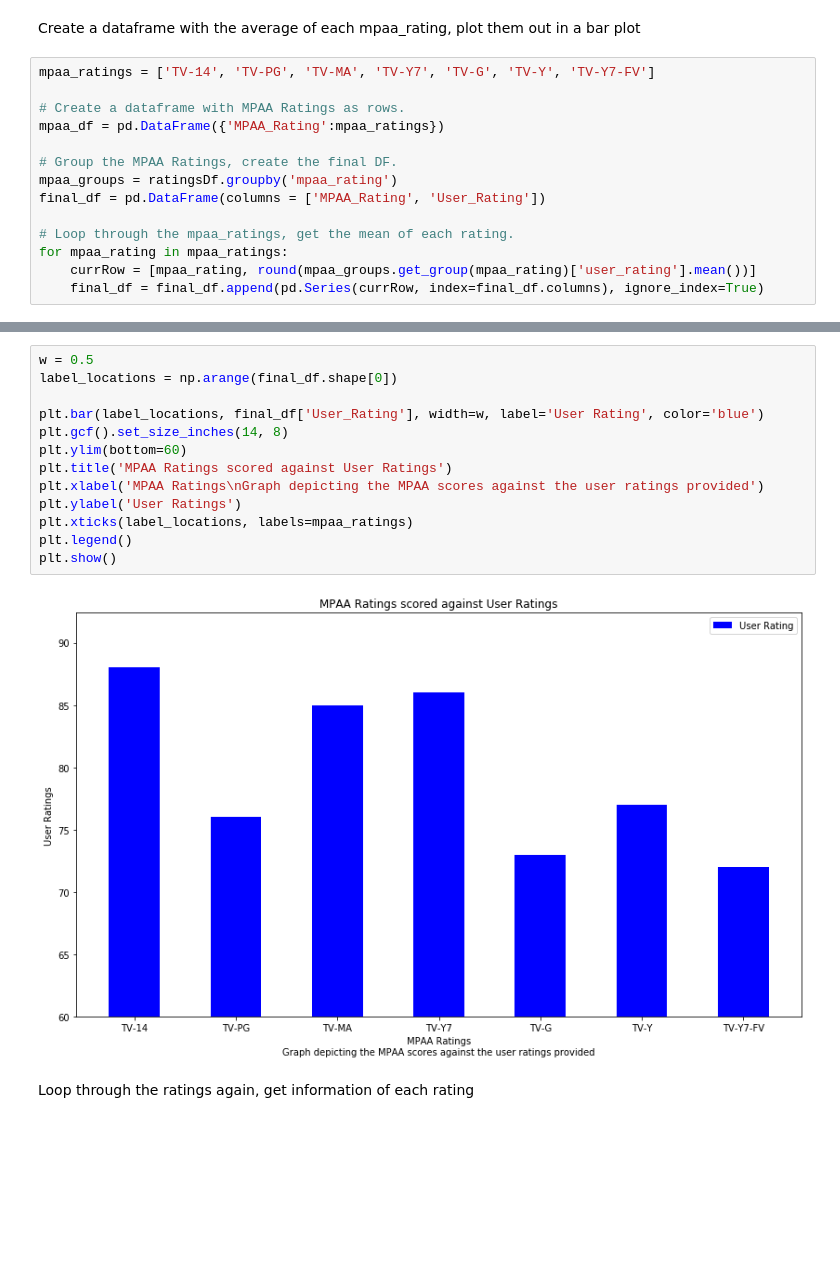
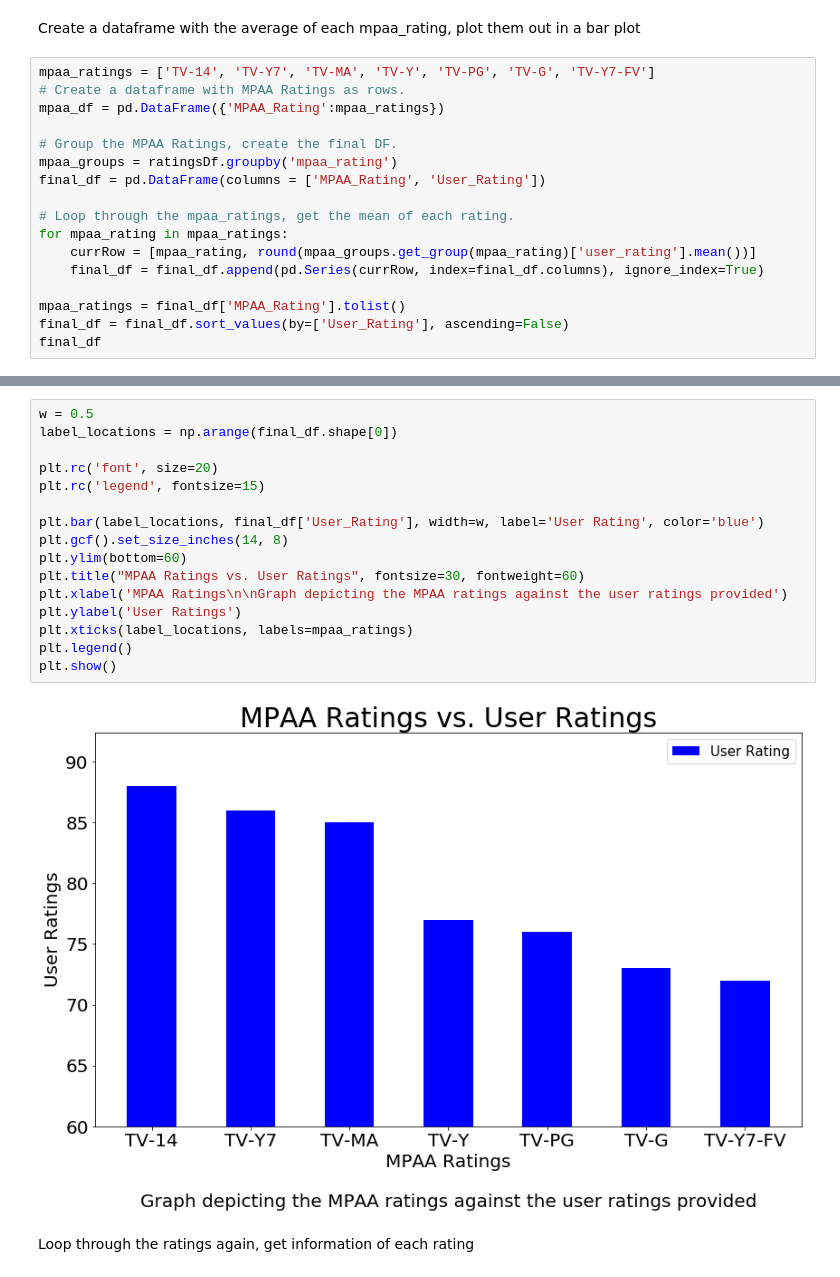
Before and after one commit to AmeerYHassan/Video-Streaming-Analysis, a Jupyter notebook: Graphs/MPAA Rating.ipynb, the cells around one changed output, grey strips where cells are left out. Cells and saved outputs as stored; diff of their text form; blank space fills up the shorter version.

```diff
--- a/Graphs/MPAA Rating.ipynb
+++ b/Graphs/MPAA Rating.ipynb
@@ -128,8 +128,7 @@ def q_summary_V2 (dsInput):
 # %% [markdown]
 Create a dataframe with the average of each mpaa_rating, plot them out in a bar plot
 # %%
-mpaa_ratings = ['TV-14', 'TV-PG', 'TV-MA', 'TV-Y7', 'TV-G', 'TV-Y', 'TV-Y7-FV']
-
+mpaa_ratings = ['TV-14', 'TV-Y7', 'TV-MA', 'TV-Y', 'TV-PG', 'TV-G', 'TV-Y7-FV']
 # Create a dataframe with MPAA Ratings as rows.
 mpaa_df = pd.DataFrame({'MPAA_Rating':mpaa_ratings})
 
@@ -141,3 +140,7 @@ final_df = pd.DataFrame(columns = ['MPAA_Rating', 'User_Rating'])
 for mpaa_rating in mpaa_ratings:
     currRow = [mpaa_rating, round(mpaa_groups.get_group(mpaa_rating)['user_rating'].mean())]
     final_df = final_df.append(pd.Series(currRow, index=final_df.columns), ignore_index=True)
+
+mpaa_ratings = final_df['MPAA_Rating'].tolist()
+final_df = final_df.sort_values(by=['User_Rating'], ascending=False)
+final_df
@@ -144,18 +156,21 @@ for mpaa_rating in mpaa_ratings:
 # %%
 w = 0.5
 label_locations = np.arange(final_df.shape[0])
 
+plt.rc('font', size=20)
+plt.rc('legend', fontsize=15)
+
 plt.bar(label_locations, final_df['User_Rating'], width=w, label='User Rating', color='blue')
 plt.gcf().set_size_inches(14, 8)
 plt.ylim(bottom=60)
-plt.title('MPAA Ratings scored against User Ratings')
-plt.xlabel('MPAA Ratings\nGraph depicting the MPAA scores against the user ratings provided')
+plt.title("MPAA Ratings vs. User Ratings", fontsize=30, fontweight=60)
+plt.xlabel('MPAA Ratings\n\nGraph depicting the MPAA ratings against the user ratings provided')
 plt.ylabel('User Ratings')
 plt.xticks(label_locations, labels=mpaa_ratings)
 plt.legend()
 plt.show()
 # %% [output]
-[figure, old version]
+[figure, new version]
 # %% [markdown]
 Loop through the ratings again, get information of each rating
 # %%
```
Also changed, not shown: parts of 1 cell of this notebook.
